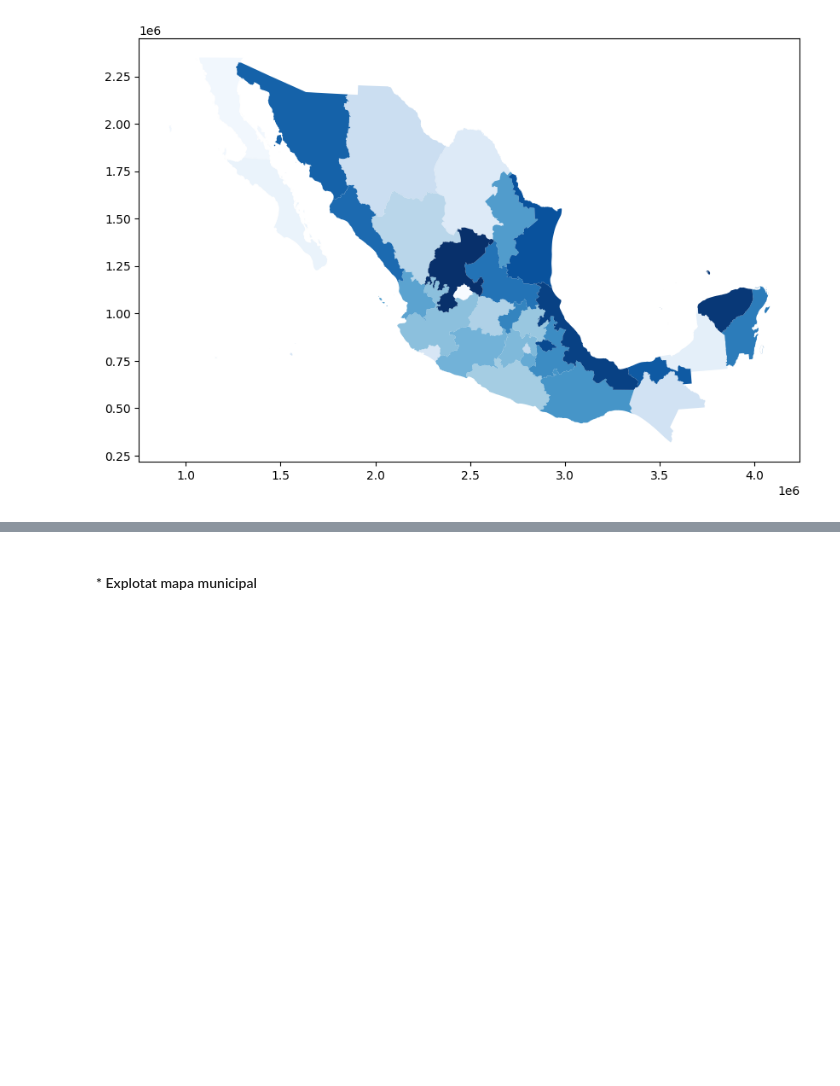
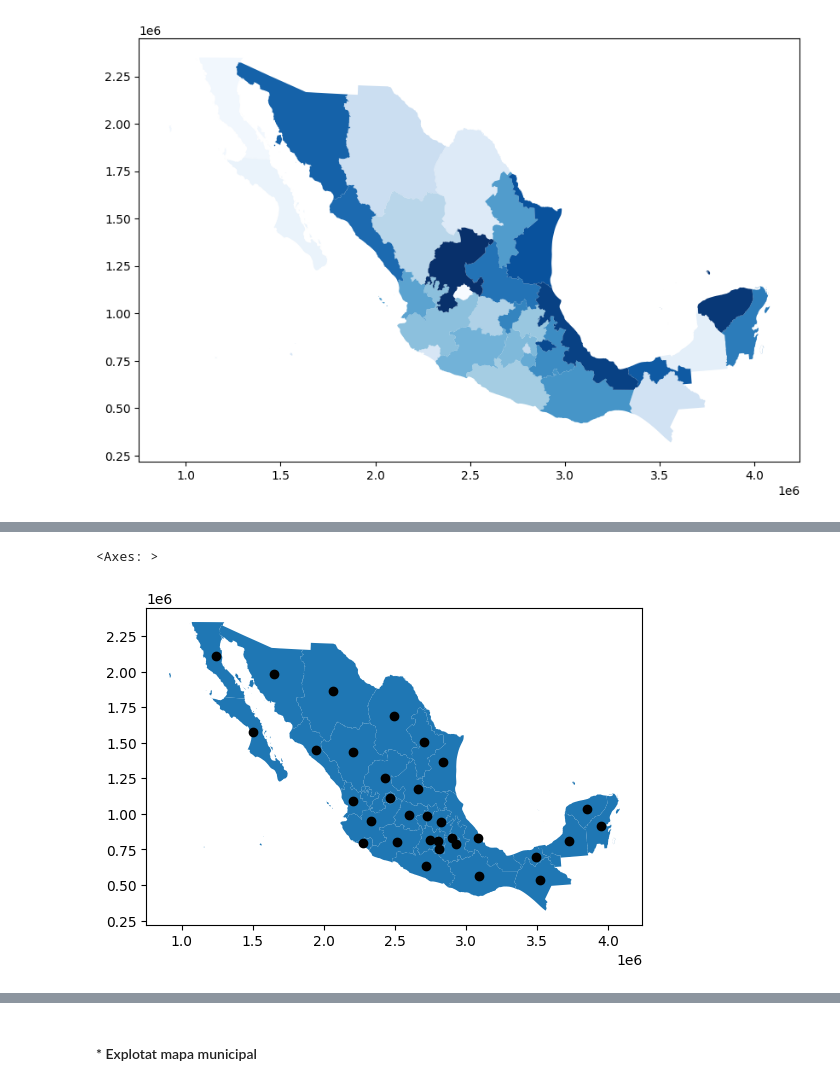
Before and after one commit to GerYar/Geopandas_Mx, a Jupyter notebook: enigh.ipynb, the cells around one changed output, grey strips where cells are left out. Saved outputs shown, nothing was run; the diff lists cells and outputs as text; code cells hidden in the pictures; blank space fills up the shorter version.

```diff
--- a/enigh.ipynb
+++ b/enigh.ipynb
@@ -32,0 +89,9 @@ Index(['CVEGEO', 'CVE_ENT', 'NOMGEO', 'geometry'], dtype='object')
+# %%
+# ahora pondremos los puntos y los poligonos en un mapa
+# primero se llama a la columna 'geometry' que no es la geopmetria principal, se guarada en la variable  'axis'
+axis = mx_nat_map["geometry"].plot()
+# despues se genera el grafico con centroides, llamando a la variable 'axis'
+mx_nat_map["centroide"].plot(ax = axis, color = "black")
+# %% [output]
+<Axes: >
+[figure, added]
```
Also changed, not shown: parts of 20 cells of this notebook.
